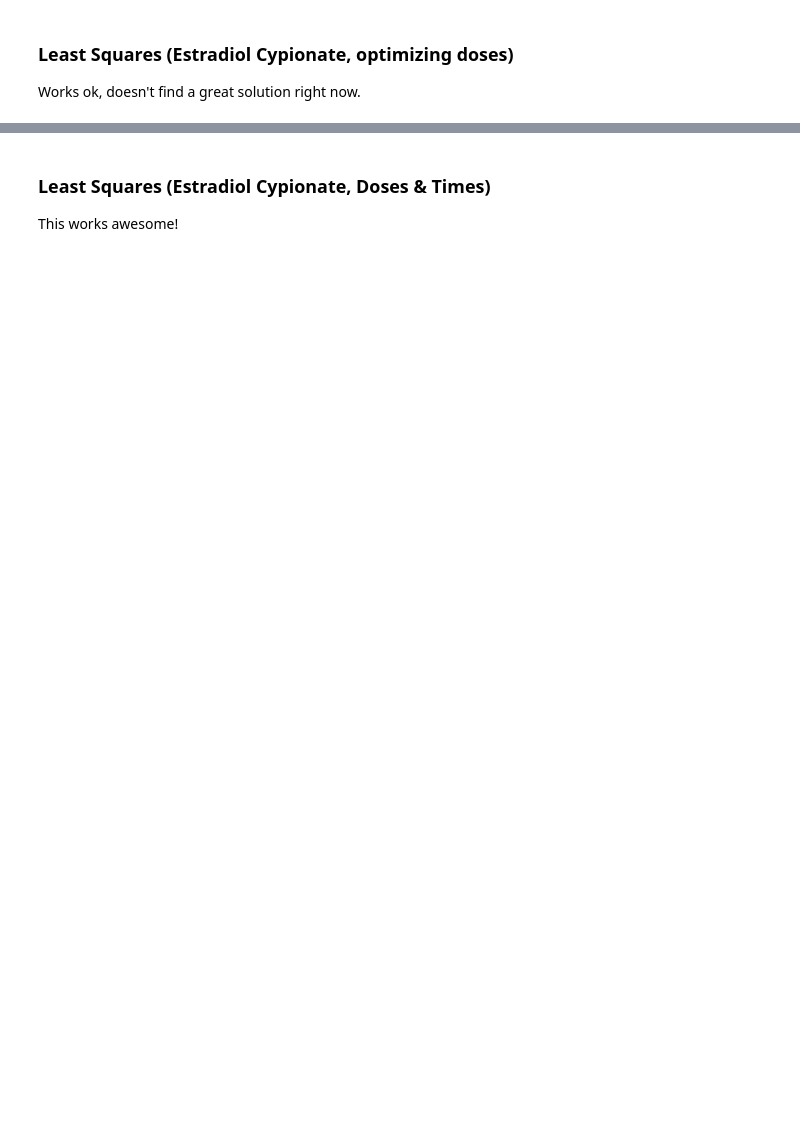
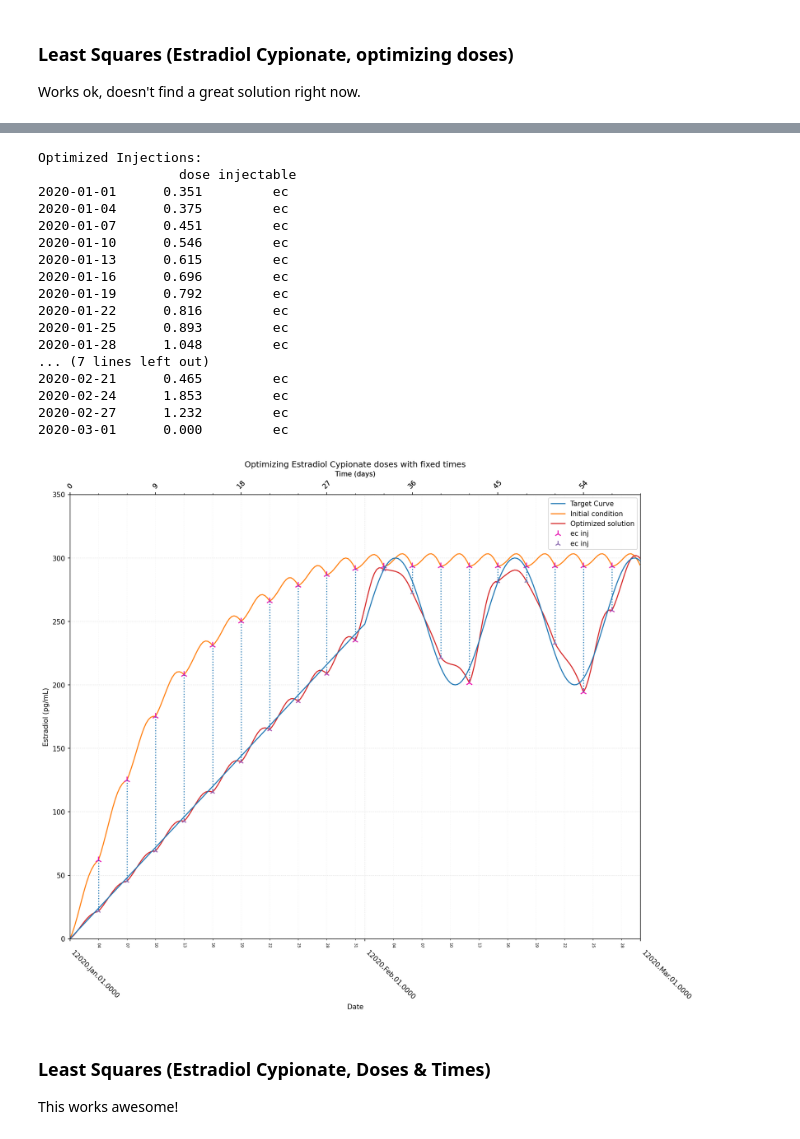
Before and after one commit to tiliaqt/transkit, a Jupyter notebook: Cycles.ipynb, the cells around one changed output, grey strips where cells are left out. Cells and saved outputs as stored; diff of their text form; code cells hidden in the pictures; blank space fills up the shorter version.

```diff
--- a/Cycles.ipynb
+++ b/Cycles.ipynb
@@ -109,5 +183,6 @@ def callback(xk, convergence=0.0):
 # %%
-target_fun = lambda T: int(T>=pd.to_datetime('1970-02-01')) * (250.0 + 50.0*np.sin(0.5*injectio.timeDeltaToDays(T - target_x[0])+9.59)) +\
-                       int(T<pd.to_datetime('1970-02-01'))  * (8.0*injectio.timeDeltaToDays(T - target_x[0]))
-target_x = pd.date_range(0, pd.to_datetime(62.0, unit='D'), freq='6H')
-target_y = np.array([target_fun(T) for T in target_x])
+sine_target_func = lambda T: int(T>=31.0) * (250.0 + 50.0*np.sin(0.5*T + 9.59)) +\
+                             int(T<31.0)  * (8.0*T)
+sine_start_t = pd.to_datetime("2020")
+sine_target_x = pd.date_range(sine_start_t, sine_start_t + pd.to_timedelta(62.0, unit='D'), freq='6H')
+sine_target_y = np.array([sine_target_func(injectio.timeDeltaToDays(T - sine_target_x[0])) for T in sine_target_x])
@@ -136,15 +189,18 @@ print(timeit.timeit(lambda: fDosesAndTimes2(X0, "ec", target_x, target_y), numbe
+# %%
+sine_results = emptyResults()
 # %% [markdown]
 ### Least Squares (Estradiol Cypionate, optimizing doses)
 
 Works ok, doesn't find a great solution right now.
 # %%
-injections = injectio.createInjectionsCycle("ec", 62.0, '3D')
-X0, bounds = createInitialAndBounds(injections, max_dose=5.0, time_bounds='fixed')
-result = least_squares(fDosesAndTimes, X0,
-                       args=("ec", target_x, target_y),
-                       bounds=bounds,
-                       max_nfev=35,
-                       verbose=2)
-print(result)
+sine_results["ec_doses"] = initializeRun(
+    injectio.createInjectionsCycle("ec", 62.0, '3D', start_date="2020"),
+    sine_target_x, sine_target_y,
+    max_dose=5.0,
+    time_bounds='fixed')
+runLeastSquares(
+    sine_results["ec_doses"],
+    max_nfev=35,
+    verbose=2);
 # %% [output]
    Iteration     Total nfev        Cost      Cost reduction    Step norm     Optimality
@@ -230,3 +223,31 @@ dtype: object
+# %%
+injectio.startPlot()
+plt.title('Optimizing Estradiol Cypionate doses with fixed times')
+plt.ylim(bottom=0, top=350)
+plt.yticks(range(0, 351, 50))
+plotOptimizationRun(sine_results["ec_doses"])
+
+with pd.option_context("display.float_format", "{:10,.3f}".format):
+    print("Optimized Injections:\n", sine_results["ec_doses"]["injections_optim"])
+# %% [output]
+Optimized Injections:
+                  dose injectable
+2020-01-01      0.351         ec
+2020-01-04      0.375         ec
+2020-01-07      0.451         ec
+2020-01-10      0.546         ec
+2020-01-13      0.615         ec
+2020-01-16      0.696         ec
+2020-01-19      0.792         ec
+2020-01-22      0.816         ec
+2020-01-25      0.893         ec
+2020-01-28      1.048         ec
+... (7 lines left out)
+2020-02-21      0.465         ec
+2020-02-24      1.853         ec
+2020-02-27      1.232         ec
+2020-03-01      0.000         ec
+[figure, added]
 # %% [markdown]
 ### Least Squares (Estradiol Cypionate, Doses & Times)
 
```
Also changed, not shown: parts of 23 cells of this notebook, 1 other file.
